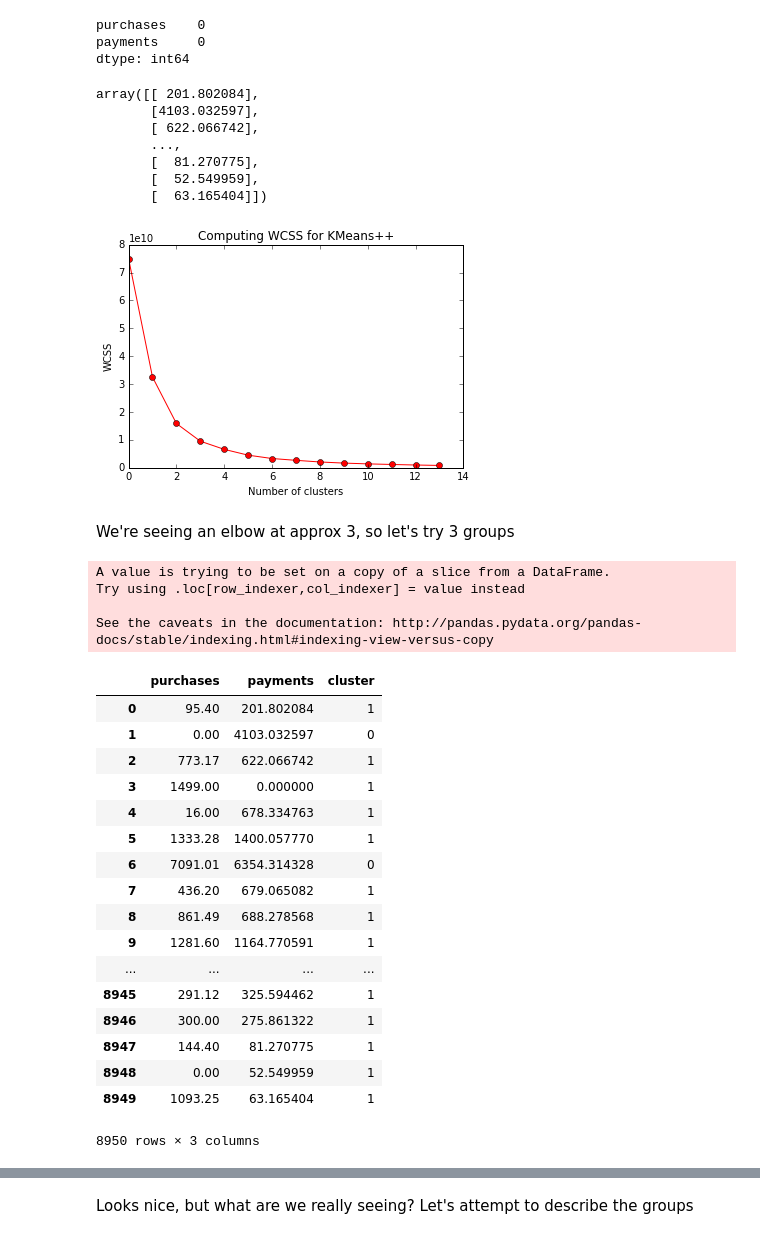
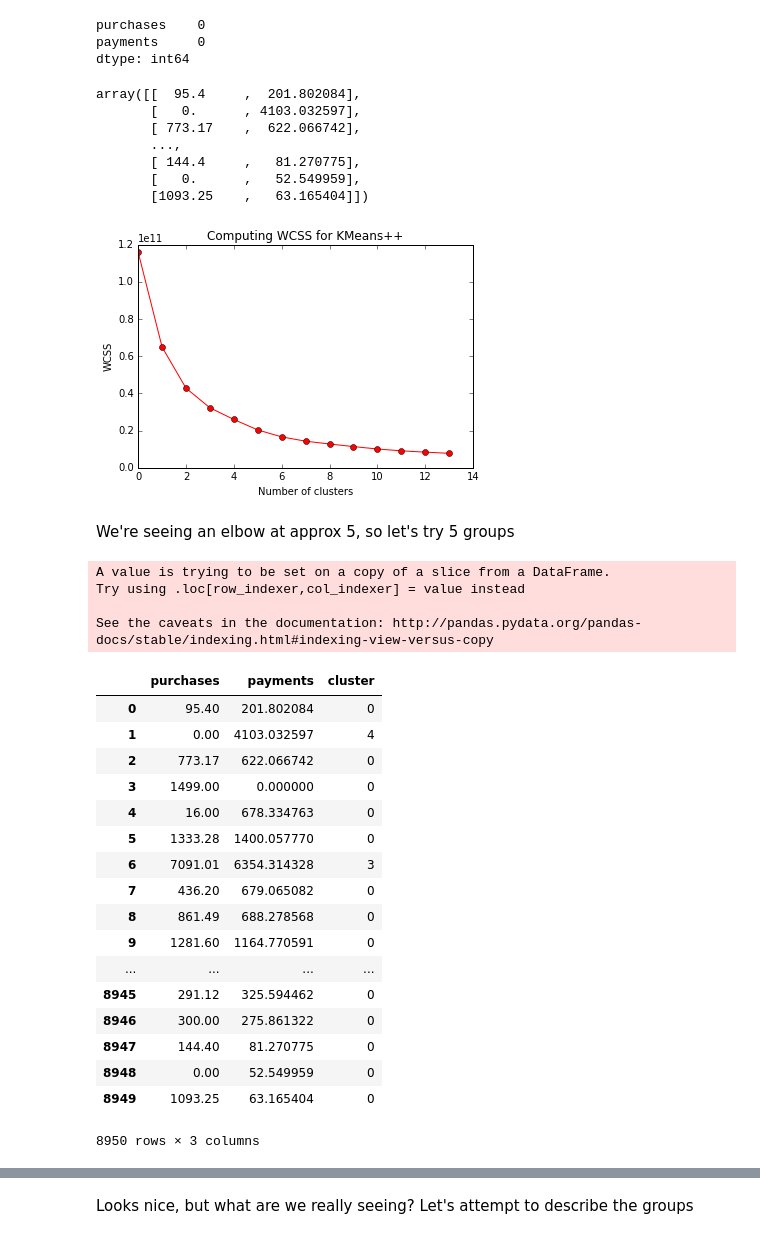
Before and after one commit to gggordon/data-mining-cmp4023-notebooks, a Jupyter notebook: week6/Week 6 - Clustering - Python.ipynb, the cells around one changed output, grey strips where cells are left out. Drawn from its saved outputs; the diff is of its cells as text; code cells hidden in the pictures.

```diff
--- a/week6/Week 6 - Clustering - Python.ipynb
+++ b/week6/Week 6 - Clustering - Python.ipynb
@@ -139,16 +144,16 @@ payments     0
 dtype: int64
 # %%
 #retrieve just the values for all columns except customer id
-data_values = cluster_data.iloc[ :, 1:].values
+data_values = cluster_data.iloc[ :, :].values
 data_values
 # %% [output]
-array([[ 201.802084],
-       [4103.032597],
-       [ 622.066742],
+array([[  95.4     ,  201.802084],
+       [   0.      , 4103.032597],
+       [ 773.17    ,  622.066742],
        ...,
-       [  81.270775],
-       [  52.549959],
-       [  63.165404]])
+       [ 144.4     ,   81.270775],
+       [   0.      ,   52.549959],
+       [1093.25    ,   63.165404]])
 # %%
 #import KMeans algorithm
 from sklearn.cluster import KMeans
@@ -166,33 +171,33 @@ plt.xlabel("Number of clusters")
 plt.ylabel("WCSS")
 plt.show()
 # %% [output]
-[figure, old version]
+[figure, new version]
 # %% [markdown]
-We're seeing an elbow at approx 3, so let's try 3 groups
+We're seeing an elbow at approx 5, so let's try 5 groups
 # %%
-kmeans = KMeans(n_clusters=3, init="k-means++", n_init=10, max_iter=300)
+kmeans = KMeans(n_clusters=5, init="k-means++", n_init=10, max_iter=300)
 cluster_data["cluster"] = kmeans.fit_predict( data_values )
 cluster_data
 # %% [output]
 A value is trying to be set on a copy of a slice from a DataFrame.
 Try using .loc[row_indexer,col_indexer] = value instead
 
 See the caveats in the documentation: http://pandas.pydata.org/pandas-docs/stable/indexing.html#indexing-view-versus-copy
 |  | purchases | payments | cluster |
-| 0 | 95.40 | 201.802084 | 1 |
-| 1 | 0.00 | 4103.032597 | 0 |
-| 2 | 773.17 | 622.066742 | 1 |
-| 3 | 1499.00 | 0.000000 | 1 |
-| 4 | 16.00 | 678.334763 | 1 |
-| 5 | 1333.28 | 1400.057770 | 1 |
-| 6 | 7091.01 | 6354.314328 | 0 |
-| 7 | 436.20 | 679.065082 | 1 |
-| 8 | 861.49 | 688.278568 | 1 |
-| 9 | 1281.60 | 1164.770591 | 1 |
+| 0 | 95.40 | 201.802084 | 0 |
+| 1 | 0.00 | 4103.032597 | 4 |
+| 2 | 773.17 | 622.066742 | 0 |
+| 3 | 1499.00 | 0.000000 | 0 |
+| 4 | 16.00 | 678.334763 | 0 |
+| 5 | 1333.28 | 1400.057770 | 0 |
+| 6 | 7091.01 | 6354.314328 | 3 |
+| 7 | 436.20 | 679.065082 | 0 |
+| 8 | 861.49 | 688.278568 | 0 |
+| 9 | 1281.60 | 1164.770591 | 0 |
 | ... | ... | ... | ... |
-| 8945 | 291.12 | 325.594462 | 1 |
-| 8946 | 300.00 | 275.861322 | 1 |
-| 8947 | 144.40 | 81.270775 | 1 |
-| 8948 | 0.00 | 52.549959 | 1 |
-| 8949 | 1093.25 | 63.165404 | 1 |
+| 8945 | 291.12 | 325.594462 | 0 |
+| 8946 | 300.00 | 275.861322 | 0 |
+| 8947 | 144.40 | 81.270775 | 0 |
+| 8948 | 0.00 | 52.549959 | 0 |
+| 8949 | 1093.25 | 63.165404 | 0 |
 8950 rows × 3 columns
```
Also changed, not shown: parts of 12 cells of this notebook, 1 other file.
